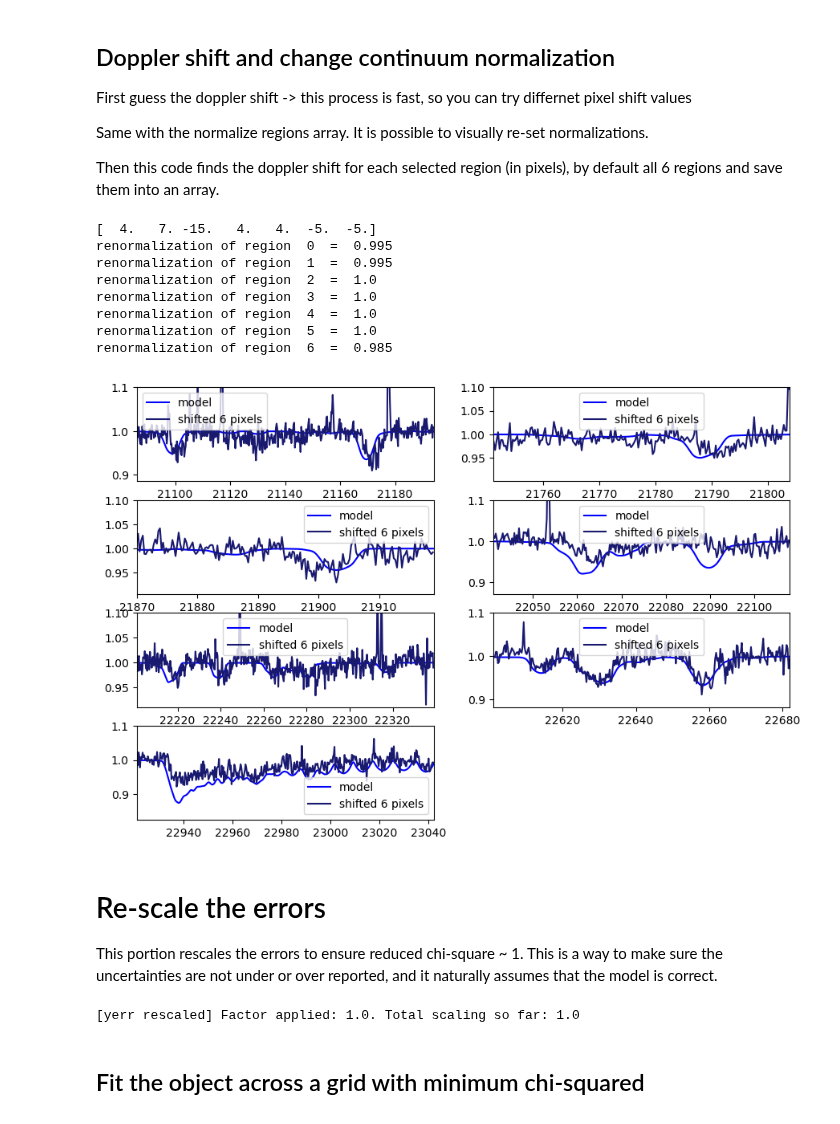
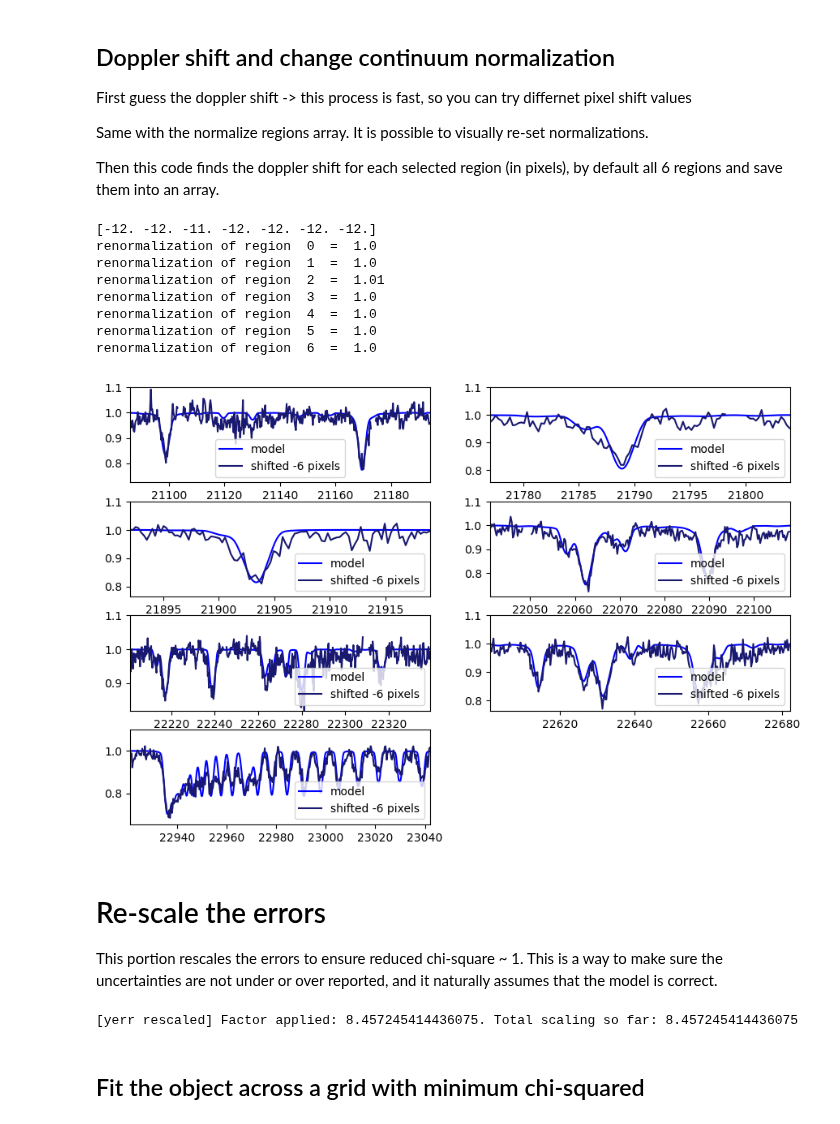
Before and after one commit to christianfloresg/ishell-spectral-fitting, a Jupyter notebook: fit_single_source.ipynb, the cells around one changed output. Cells and saved outputs as stored; diff of their text form; code cells hidden in the pictures.

```diff
--- a/fit_single_source.ipynb
+++ b/fit_single_source.ipynb
@@ -16,7 +16,7 @@ from spectrograph_functions import *
 # %% [markdown]
 ## Import normalized spectrum
 # %%
-fname = "data/science/OphIRS63_norm.nspec"
+fname = "data/science/Proplyds/212-557.merged.cleaned.nspec"
 
 # ProplydData is a simple class that stores the data and has some built-in methods
 # to help with data processing
@@ -37,8 +37,8 @@ else:
 # over sampled by 6 pixels per resolution element. We are bring it down to 2 (Nyquist)
 obj.Nyquist_bin_spectrum(N = 3)
 
-# obj.x *= 1  #e4  # convert x-axis to angstroms
-obj.x *= 1e4  # convert x-axis to angstroms
+obj.x *= 1  #e4  # convert x-axis to angstroms
+#obj.x *= 1e4  # convert x-axis to angstroms
 
 plt.figure()
 plt.plot(obj.x, obj.y)
@@ -63,8 +63,9 @@ Then this code finds the doppler shift for each selected region (in pixels), by
 # Visually determine the doppler shift by plotting against a test model
 # and shifting the data to match the model
 
-guess_shift = 6 #+int(5)  # shift in units of array indices
-renormalize_regions= np.array([0.995,0.995,1.0,1.0,1.0,1.0,0.985])
+guess_shift = -6 #+int(5)  # shift in units of array indices
+renormalize_regions= np.array([1.0,1.0,1.01,1.0,1.0,1.0,1.0])
+# 197-427.merged.cleaned [0.995,1.0,1.01,1.01,1.0,1.005,1.0] # rescale 10.
 # fresh array [1.0,1.0,1.0,1.0,1.0,1.0,1.0]
 
 obj_guess_shift = copy.deepcopy(obj)  # make a copy of the data while testing the doppler shift
@@ -78,9 +79,9 @@ fig, axs = plt.subplots(nrows=4, ncols=2, figsize=(10.5,7))
 
 test_teff=3400
 test_logg=3.25
-test_rK=3.0
+test_rK=1.0
 test_B=2.0
-test_vsini=47
+test_vsini=17
 
 
 shifts = automatic_wavelength_shifts_values(obj_guess_shift,Teff=test_teff, logg=test_logg,
@@ -100,49 +101,48 @@ for r, ax in enumerate(axs.reshape(-1)):
     model = MoogStokesModel(test_teff, test_logg, rK=test_rK, B=test_B, vsini=test_vsini, region=r)
     if apply_kernel:
         model.resolution_change(resolution=resolution, Kernel=kernel)
 
     ax.plot(model.x, model.y, c='blue', label="model")
     ax.set_ylim(min(model.y)-0.05,1.1)
 
     obj_auto_shift.doppler_shift_data(shifts[r])
     xlo, xhi = model.region_xlims(r)
 
     xdata, ydata, yerrdata = obj_auto_shift.get_range(xlo, xhi)  # get
 
     print('renormalization of region ', r,' = ' ,renormalize_regions[r])
     renorm_ydata,renorm_yerrdata = ydata*renormalize_regions[r], yerrdata**renormalize_regions[r]
 
     rng = np.random.default_rng(42)
     noise = rng.normal(loc=0.0, scale=1/100., size=len(renorm_ydata))
 
     ax.plot(xdata, renorm_ydata+noise, c='midnightblue', label="shifted "+str(guess_shift)+" pixels")
     ax.set_xlim(xlo,xhi)
     ax.legend()
 
 
     obj_auto_shift.doppler_shift_data(-shifts[r])
 
-
 plt.show()
 # %% [output]
-[  4.   7. -15.   4.   4.  -5.  -5.]
-renormalization of region  0  =  0.995
-renormalization of region  1  =  0.995
-renormalization of region  2  =  1.0
+[-12. -12. -11. -12. -12. -12. -12.]
+renormalization of region  0  =  1.0
+renormalization of region  1  =  1.0
+renormalization of region  2  =  1.01
 renormalization of region  3  =  1.0
 renormalization of region  4  =  1.0
 renormalization of region  5  =  1.0
-renormalization of region  6  =  0.985
+renormalization of region  6  =  1.0
-[figure, old version]
+[figure, new version]
 # %% [markdown]
 # Re-scale the errors
 
 This portion rescales the errors to ensure reduced chi-square ~ 1. This is a way to make sure the uncertainties are not under or over reported, and it naturally assumes that the model is correct.
 # %%
 # errors can also be re-scaled to a value that is appropriate depending on the reduced chi-squared
-obj.rescale_yerr(1**0.5)
+obj.rescale_yerr(71.525**0.5)
 # %% [output]
-[yerr rescaled] Factor applied: 1.0. Total scaling so far: 1.0
+[yerr rescaled] Factor applied: 8.457245414436075. Total scaling so far: 8.457245414436075
 # %%
 # mean_snr = np.nanmean(obj.yerr)
 # new = obj.yerr*100**(-1)/mean_snr
```
Also changed, not shown: parts of 9 cells of this notebook, 3 other files.
